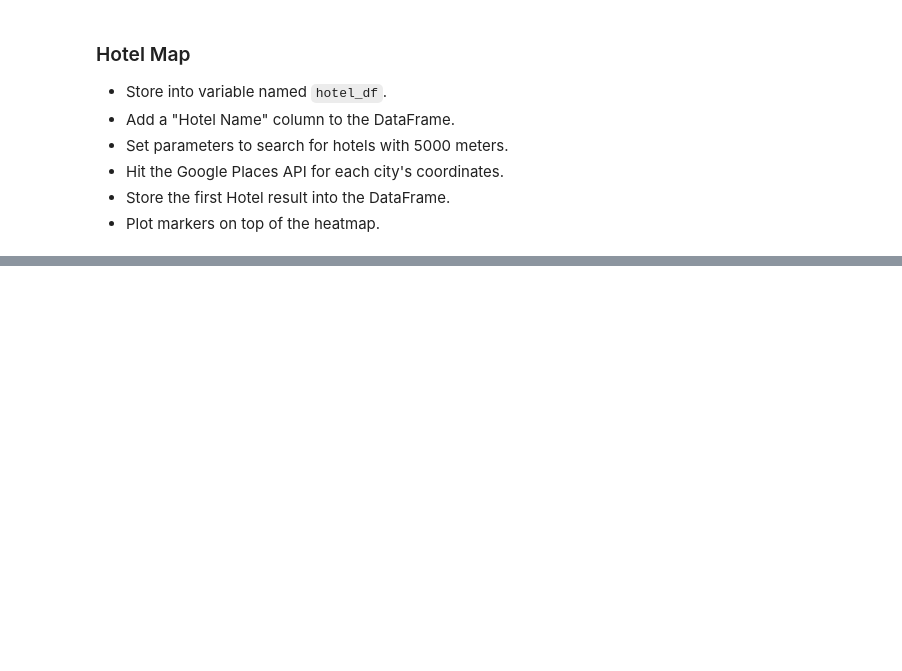
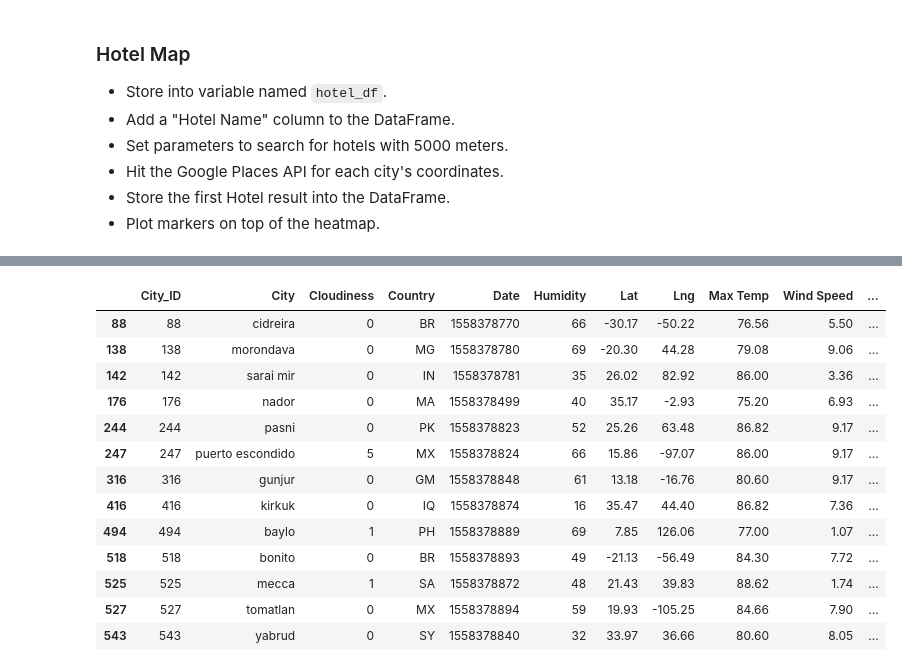
Before and after one commit to sanureet/Python-API-challenge, a Jupyter notebook: sb_VacationhomeworkPy.ipynb, the cells around one changed output, grey strips where cells are left out. Drawn from its saved outputs; the diff is of its cells as text; code cells hidden in the pictures; blank space fills up the shorter version.

```diff
--- a/sb_VacationhomeworkPy.ipynb
+++ b/sb_VacationhomeworkPy.ipynb
@@ -50,3 +124,44 @@ gmaps.configure(api_key=g_key
+# %%
+for index, row in hotel_df.iterrows():
+
+
+        base_url = "https://maps.googleapis.com/maps/api/place/nearbysearch/json"
+
+        params = {
+        "types": "lodging",
+        "radius": 5000,
+        "key": g_key,
+        }
+
+        lat = row['Lat']
+        lng = row['Lng']
+
+        params['location'] = f"{lat}, {lng}"
+
+        hotel_data = requests.get(base_url, params=params).json()
+
+        try:
+            hotel_df.loc[index, "Hotel Name"] = hotel_data["results"][0]["name"]
+
+        except (IndexError):
+
+            hotel_df.loc[index, "Hotel Name"] = "NaN"
+hotel_df
+# %% [output]
+|  | City_ID | City | Cloudiness | Country | Date | Humidity | Lat | Lng | Max Temp | Wind Speed | ... |
+| 88 | 88 | cidreira | 0 | BR | 1558378770 | 66 | -30.17 | -50.22 | 76.56 | 5.50 | ... |
+| 138 | 138 | morondava | 0 | MG | 1558378780 | 69 | -20.30 | 44.28 | 79.08 | 9.06 | ... |
+| 142 | 142 | sarai mir | 0 | IN | 1558378781 | 35 | 26.02 | 82.92 | 86.00 | 3.36 | ... |
+| 176 | 176 | nador | 0 | MA | 1558378499 | 40 | 35.17 | -2.93 | 75.20 | 6.93 | ... |
+| 244 | 244 | pasni | 0 | PK | 1558378823 | 52 | 25.26 | 63.48 | 86.82 | 9.17 | ... |
+| 247 | 247 | puerto escondido | 5 | MX | 1558378824 | 66 | 15.86 | -97.07 | 86.00 | 9.17 | ... |
+| 316 | 316 | gunjur | 0 | GM | 1558378848 | 61 | 13.18 | -16.76 | 80.60 | 9.17 | ... |
+| 416 | 416 | kirkuk | 0 | IQ | 1558378874 | 16 | 35.47 | 44.40 | 86.82 | 7.36 | ... |
+| 494 | 494 | baylo | 1 | PH | 1558378889 | 69 | 7.85 | 126.06 | 77.00 | 1.07 | ... |
+| 518 | 518 | bonito | 0 | BR | 1558378893 | 49 | -21.13 | -56.49 | 84.30 | 7.72 | ... |
+| 525 | 525 | mecca | 1 | SA | 1558378872 | 48 | 21.43 | 39.83 | 88.62 | 1.74 | ... |
+| 527 | 527 | tomatlan | 0 | MX | 1558378894 | 59 | 19.93 | -105.25 | 84.66 | 7.90 | ... |
+| 543 | 543 | yabrud | 0 | SY | 1558378840 | 32 | 33.97 | 36.66 | 80.60 | 8.05 | ... |
 # %%
 # NOTE: Do not change any of the code in this cell
 
```
Also changed, not shown: parts of 7 cells of this notebook, 2 other files.
